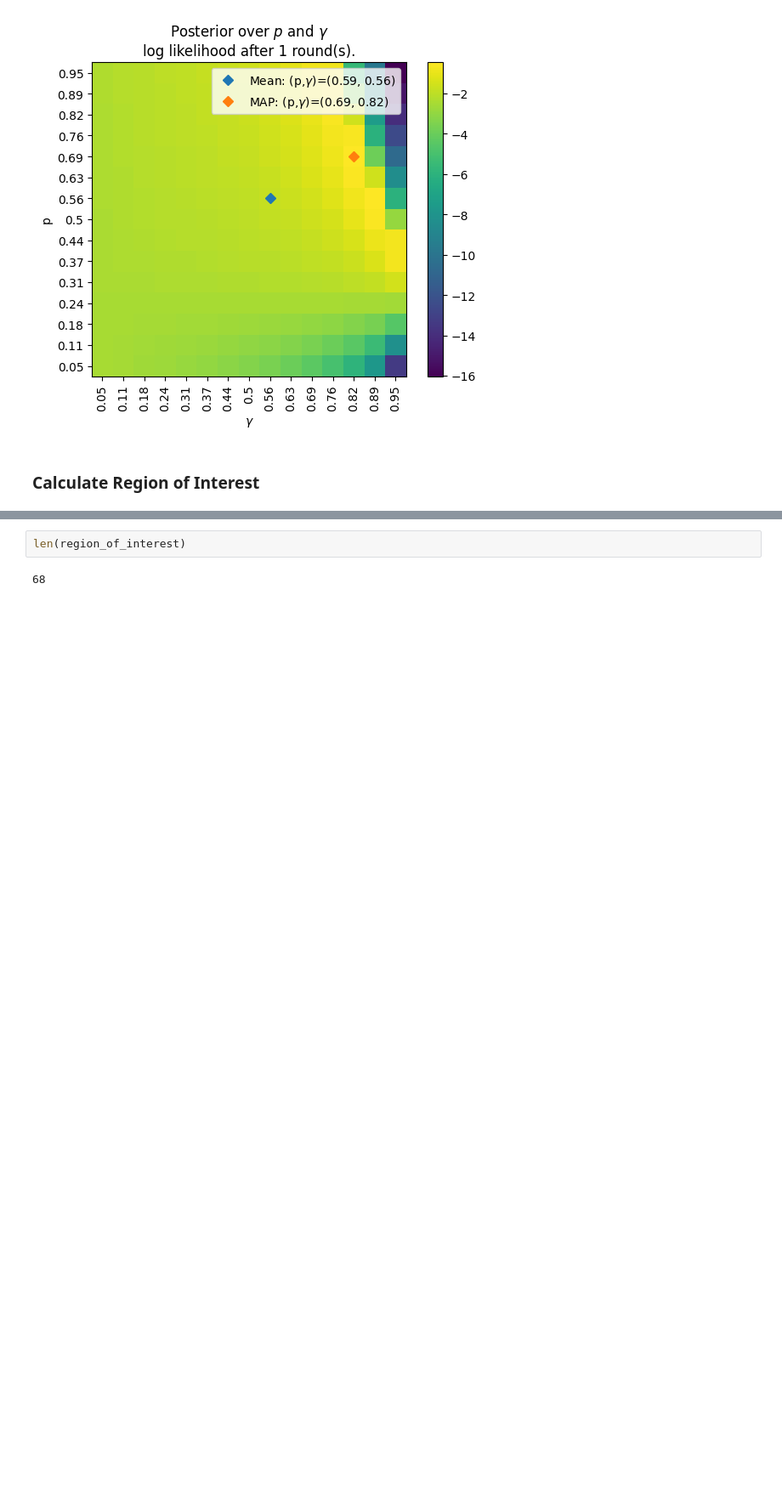
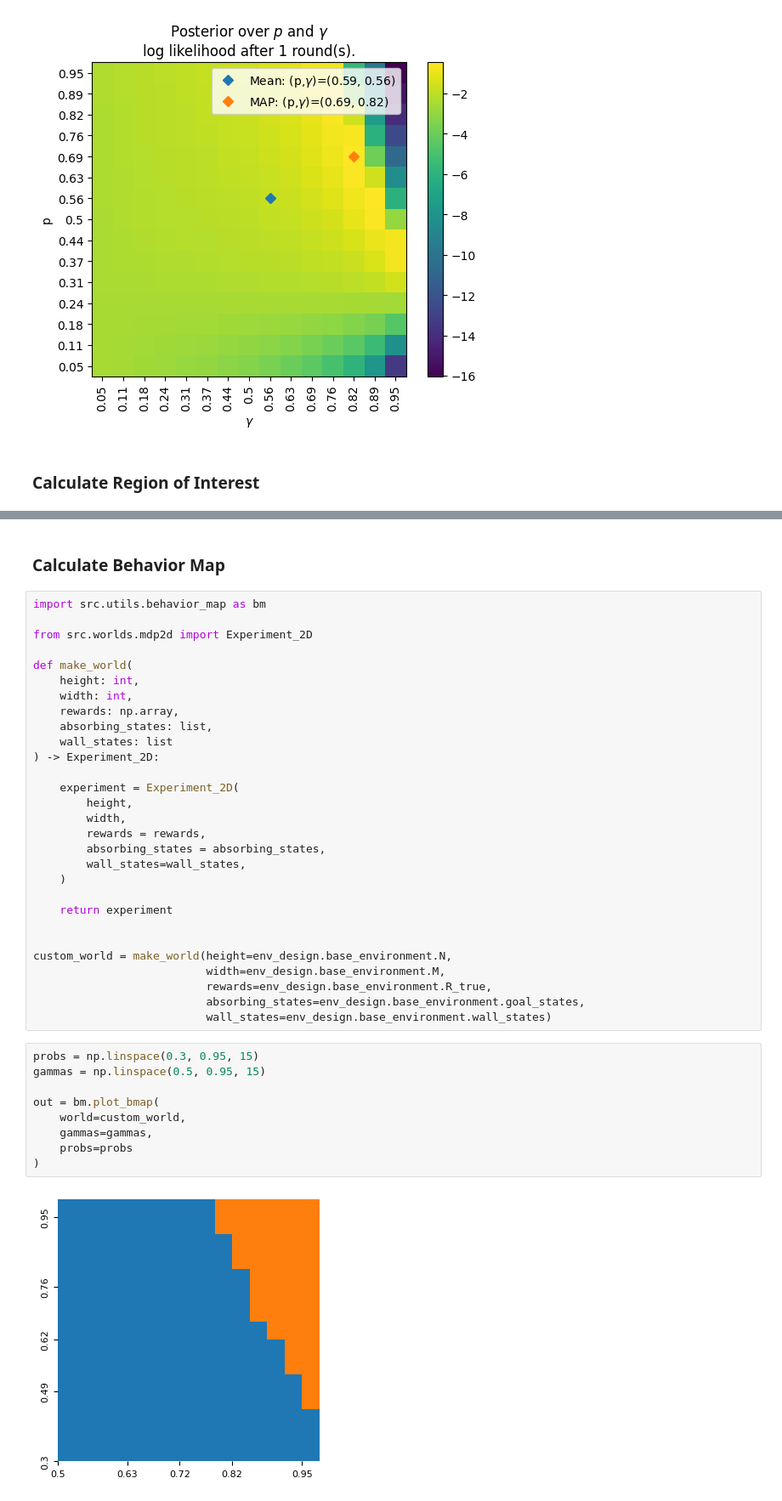
Before and after one commit to ankile/irl-environment-design, a Jupyter notebook: notebooks/03_pn_bm_search.ipynb, the cells around one changed output, grey strips where cells are left out. Shown at 85% size. Saved outputs shown, nothing was run; the diff lists cells and outputs as text; blank space fills up the shorter version.

```diff
--- a/notebooks/03_pn_bm_search.ipynb
+++ b/notebooks/03_pn_bm_search.ipynb
@@ -128,4 +132,42 @@ while True:
-# %%
-len(region_of_interest)
-# %% [output]
-68
+# %% [markdown]
+### Calculate Behavior Map
+# %%
+import src.utils.behavior_map as bm
+
+from src.worlds.mdp2d import Experiment_2D
+
+def make_world(
+    height: int,
+    width: int,
+    rewards: np.array,
+    absorbing_states: list,
+    wall_states: list
+) -> Experiment_2D:
+
+    experiment = Experiment_2D(
+        height,
+        width,
+        rewards = rewards,
+        absorbing_states = absorbing_states,
+        wall_states=wall_states,
+    )
+
+    return experiment
+
+
+custom_world = make_world(height=env_design.base_environment.N,
+                          width=env_design.base_environment.M,
+                          rewards=env_design.base_environment.R_true,
+                          absorbing_states=env_design.base_environment.goal_states,
+                          wall_states=env_design.base_environment.wall_states)
+# %%
+probs = np.linspace(0.3, 0.95, 15)
+gammas = np.linspace(0.5, 0.95, 15)
+
+out = bm.plot_bmap(
+    world=custom_world,
+    gammas=gammas,
+    probs=probs
+)
+# %% [output]
+[figure, added]
```
Also changed, not shown: parts of 2 cells of this notebook, 15 other files.
